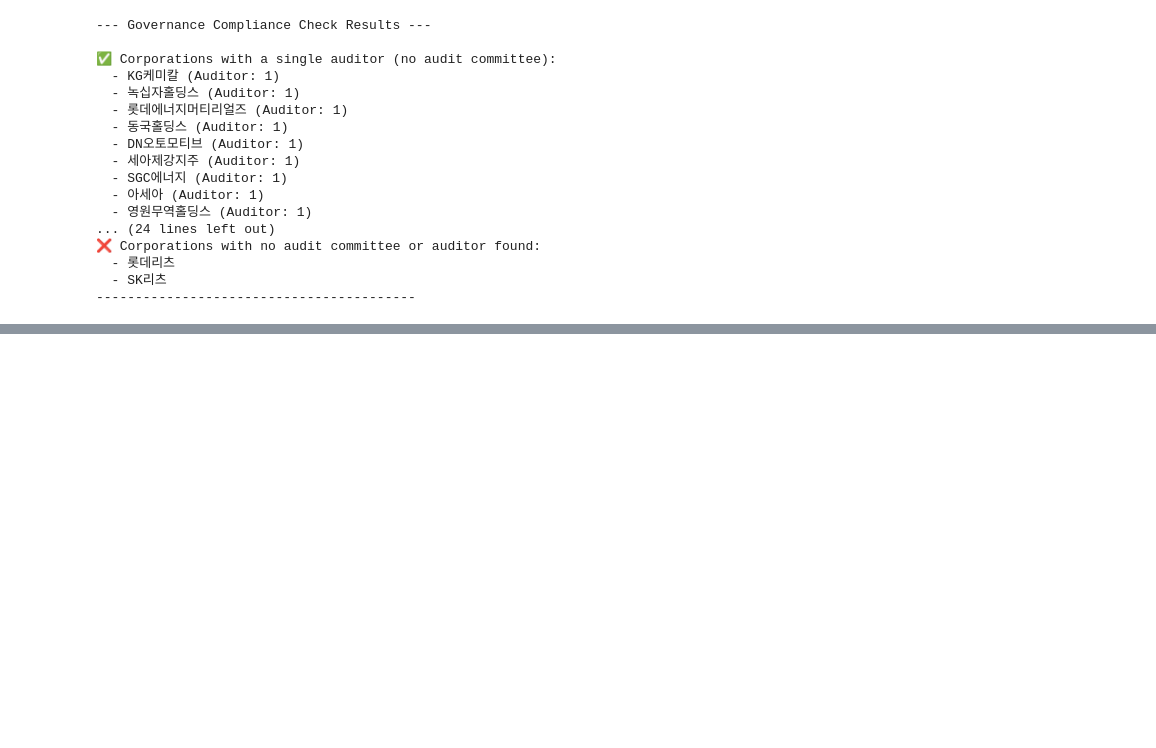
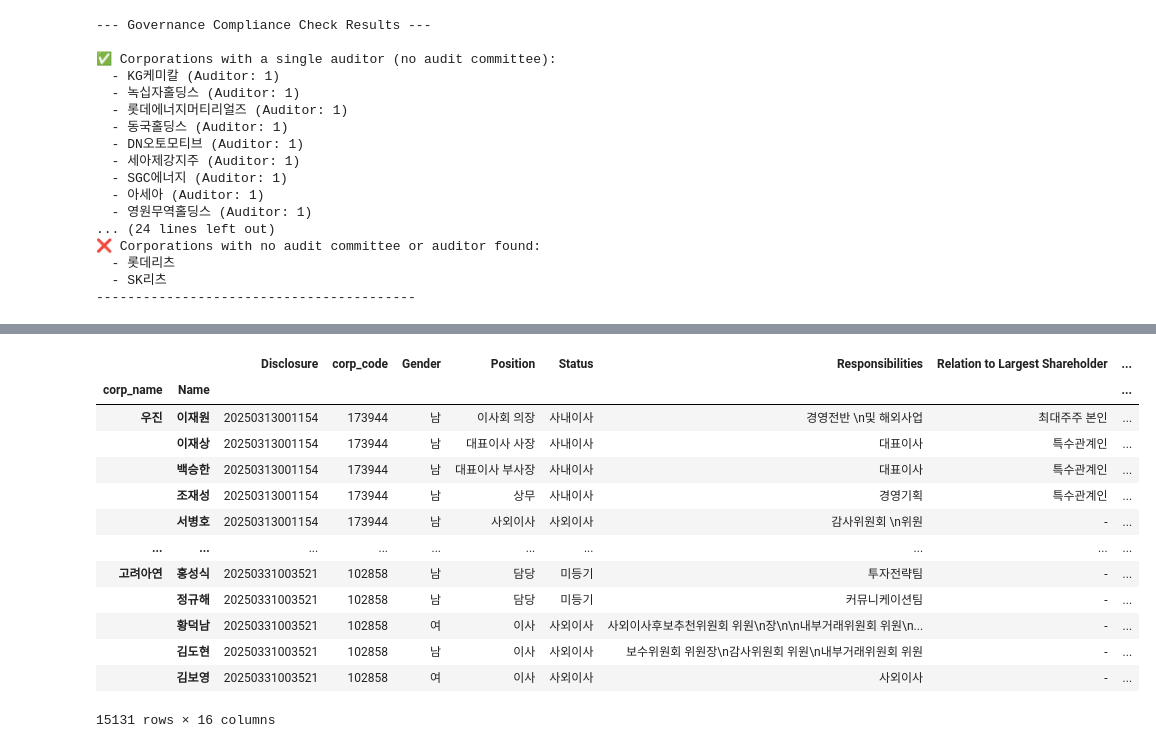
Before and after one commit to IreneYan07/governance_scoring_proj, a Jupyter notebook: notebooks/02_data_preprocessing.ipynb, the cells around one changed output, grey strips where cells are left out. Saved outputs shown, nothing was run; the diff lists cells and outputs as text; code cells hidden in the pictures; blank space fills up the shorter version.

```diff
--- a/notebooks/02_data_preprocessing.ipynb
+++ b/notebooks/02_data_preprocessing.ipynb
@@ -643,0 +615,17 @@ exec_df = pd.read_csv(r'C:\Program Files\Git\OPENDART\governance_scoring_proj\no
+# %%
+exec_df.set_index(['corp_name', 'Name'])
+# %% [output]
+|  |  | Disclosure | corp_code | Gender | Position | Status | Responsibilities | Relation to Largest Shareholder | ... |
+| corp_name | Name |  |  |  |  |  |  |  | ... |
+| 우진 | 이재원 | 20250313001154 | 173944 | 남 | 이사회 의장 | 사내이사 | 경영전반 \n및 해외사업 | 최대주주 본인 | ... |
+|  | 이재상 | 20250313001154 | 173944 | 남 | 대표이사 사장 | 사내이사 | 대표이사 | 특수관계인 | ... |
+|  | 백승한 | 20250313001154 | 173944 | 남 | 대표이사 부사장 | 사내이사 | 대표이사 | 특수관계인 | ... |
+|  | 조재성 | 20250313001154 | 173944 | 남 | 상무 | 사내이사 | 경영기획 | 특수관계인 | ... |
+|  | 서병호 | 20250313001154 | 173944 | 남 | 사외이사 | 사외이사 | 감사위원회 \n위원 | - | ... |
+| ... | ... | ... | ... | ... | ... | ... | ... | ... | ... |
+| 고려아연 | 홍성식 | 20250331003521 | 102858 | 남 | 담당 | 미등기 | 투자전략팀 | - | ... |
+|  | 정규해 | 20250331003521 | 102858 | 남 | 담당 | 미등기 | 커뮤니케이션팀 | - | ... |
+|  | 황덕남 | 20250331003521 | 102858 | 여 | 이사 | 사외이사 | 사외이사후보추천위원회 위원\n장\n\n내부거래위원회 위원\n... | - | ... |
+|  | 김도현 | 20250331003521 | 102858 | 남 | 이사 | 사외이사 | 보수위원회 위원장\n감사위원회 위원\n내부거래위원회 위원 | - | ... |
+|  | 김보영 | 20250331003521 | 102858 | 여 | 이사 | 사외이사 | 사외이사 | - | ... |
+15131 rows × 16 columns
```
Also changed, not shown: parts of 5 cells of this notebook, 8 other files.
